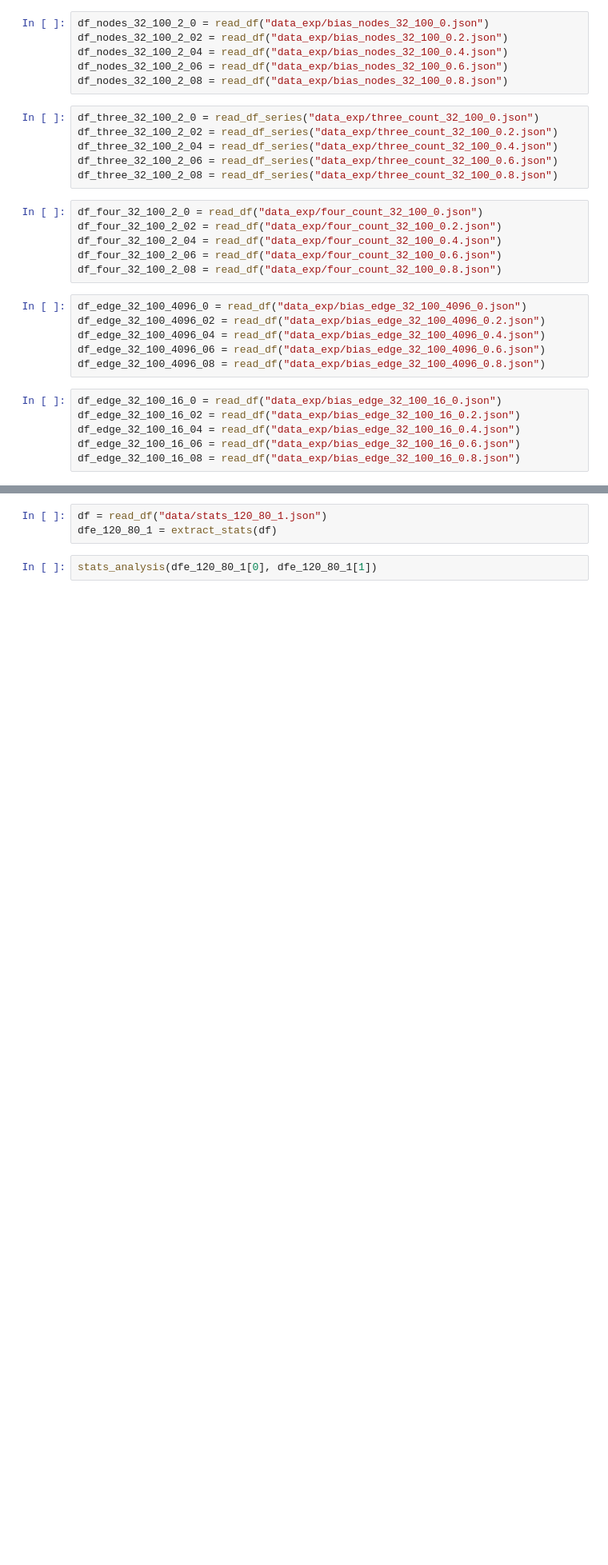
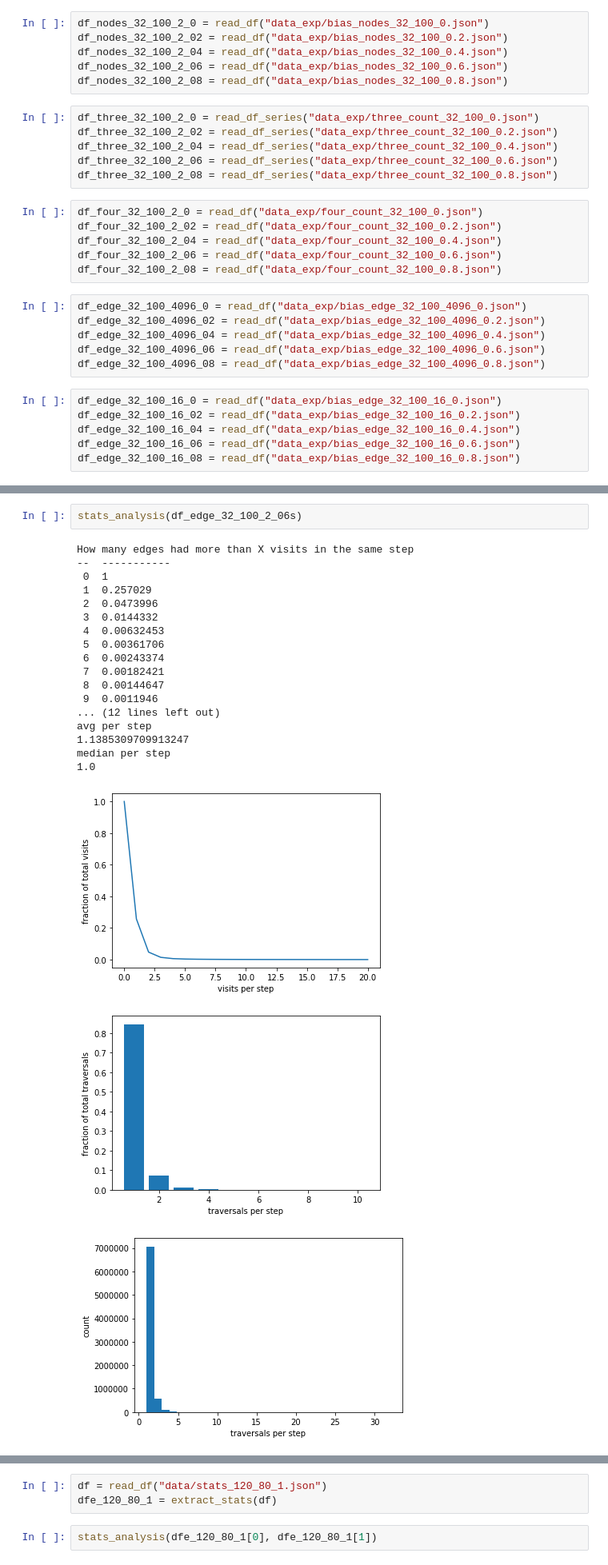
Before and after one commit to WiktorJ/node2vec, a Jupyter notebook: notebooks/data_analysis.ipynb, the cells around one changed output, grey strips where cells are left out. Shown at 80% size. Saved outputs shown, nothing was run; the diff lists cells and outputs as text; blank space fills up the shorter version.

```diff
--- a/notebooks/data_analysis.ipynb
+++ b/notebooks/data_analysis.ipynb
@@ -279,0 +380,23 @@ count max
+# %%
+stats_analysis(df_edge_32_100_2_06s)
+# %% [output]
+How many edges had more than X visits in the same step
+--  -----------
+ 0  1
+ 1  0.257029
+ 2  0.0473996
+ 3  0.0144332
+ 4  0.00632453
+ 5  0.00361706
+ 6  0.00243374
+ 7  0.00182421
+ 8  0.00144647
+ 9  0.0011946
+... (12 lines left out)
+avg per step
+1.1385309709913247
+median per step
+1.0
+[figure, added]
+[figure, added]
+[figure, added]
```
Also changed, not shown: parts of 7 cells of this notebook, 1 other file.
